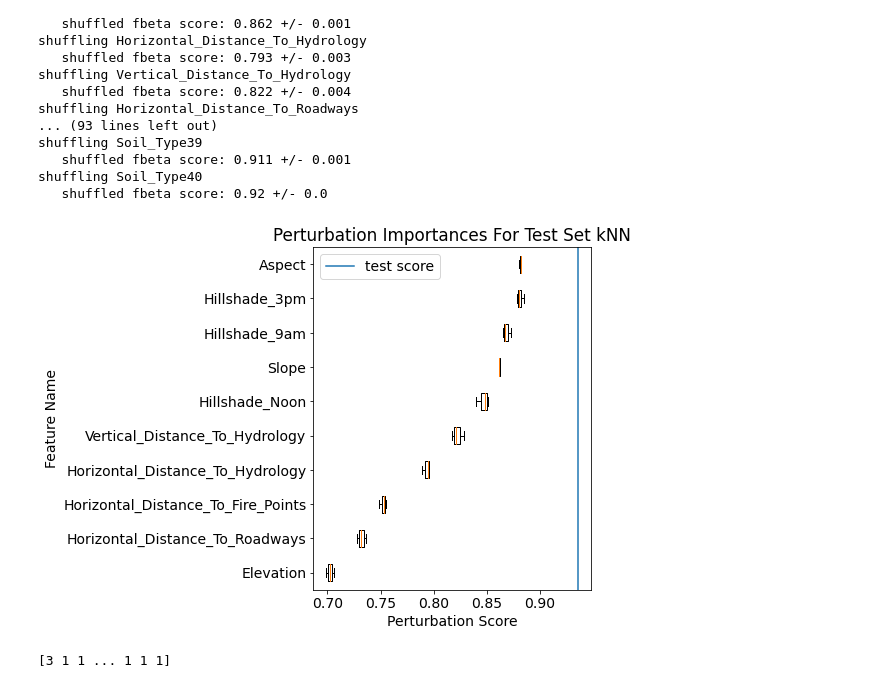
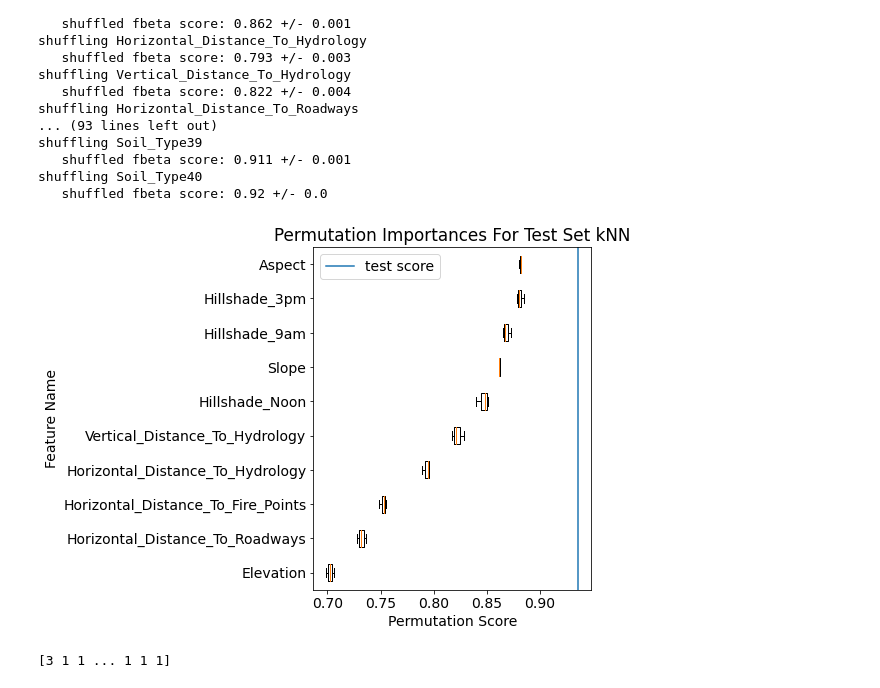
Before and after one commit to jacksonbrandberg/data1030_project, a Jupyter notebook: src/final_script.ipynb, the cells around one changed output. Saved outputs shown, nothing was run; the diff lists cells and outputs as text; code cells hidden in the pictures.

```diff
--- a/src/final_script.ipynb
+++ b/src/final_script.ipynb
@@ -585,22 +577,22 @@ file.close()
 # %%
 import matplotlib
 from matplotlib import pylab as plt
 sorted_indcs = np.argsort(np.mean(scores_feature_kNN,axis=1))#[::-1]
 top_10 = sorted_indcs[0:10]
 T = [feature_names[i] for i in top_10]
 plt.rcParams.update({'font.size': 14})
 plt.figure(figsize=(8,6))
 plt.boxplot(scores_feature_kNN[top_10].T,labels=T,vert=False)
 plt.axvline(test_score,label='test score')
-plt.title("Perturbation Importances For Test Set kNN")
-plt.xlabel('Perturbation Score')
+plt.title("Permutation Importances For Test Set kNN")
+plt.xlabel('Permutation Score')
 plt.ylabel('Feature Name')
 plt.legend()
 plt.tight_layout()
 plt.savefig('../figures/feature_importance_kNN.png', dpi=300, bbox_inches='tight')
 plt.show()
 # %% [output]
-[figure, old version]
+[figure, new version]
 # %%
 y = df['Cover_Type']
 X = df.loc[:, df.columns != 'Cover_Type']
```
Also changed, not shown: parts of 2 cells of this notebook, 6 other files.
